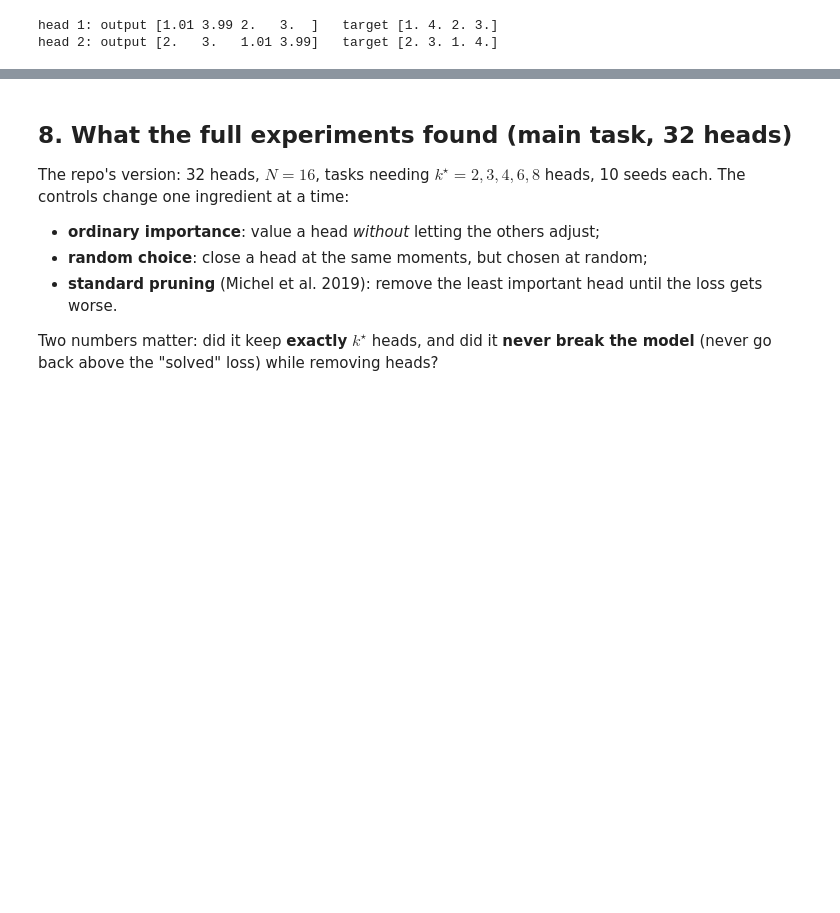
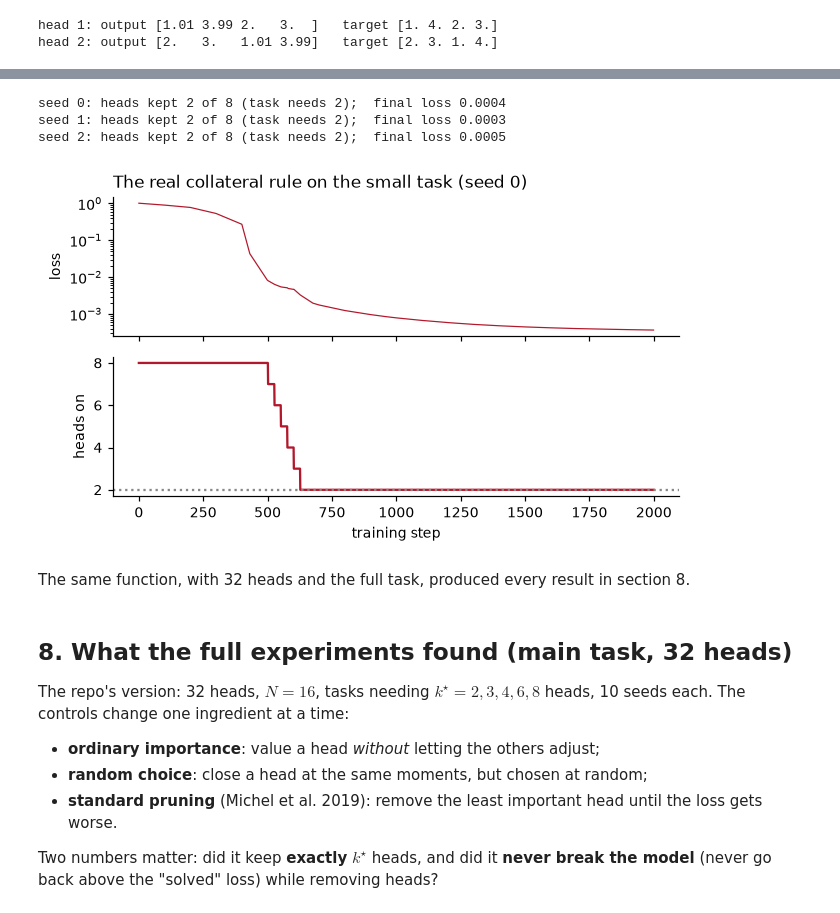
Before and after one commit to masonkadem/HMHA, a Jupyter notebook: notebooks/walkthrough_by_hand.ipynb, the cells around one changed output, grey strips where cells are left out. Drawn from its saved outputs; the diff is of its cells as text; code cells hidden in the pictures; blank space fills up the shorter version.

Commit message:
Walkthrough runs the repo's real code: make_batch, CrossAttn/HemoAttn, train, probe_ischemia

```diff
--- a/notebooks/walkthrough_by_hand.ipynb
+++ b/notebooks/walkthrough_by_hand.ipynb
@@ -395,0 +386,6 @@ separate weights per head instead of one big matrix.
+# %%
+val = make_val(SMALL, "cpu")                       # a fixed validation set
+triv = trivial_loss(val)                           # loss of a model that always guesses the average
+for H in (1, 2):                                   # one head, then two heads
+    _, hist = train(SMALL, val, "cpu", hemo=False, num_heads=H)   # the real training loop
+    print(f"{H} head(s): loss {hist['val_loss'][-1]:.4f}   (formula (1 - k/R) x trivial: {max(0, 1 - H / R) * triv:.3f})")
@@ -408,14 +413,16 @@ output whatever head 2's weights are, and (b) check that head 2 gets zero gradie
 # %%
 torch.manual_seed(0)                               # fixed starting weights
-model = Heads(4)                                   # a 4-head layer from section 4
-q, mem, ans, *_ = make_batch(64)                   # 64 examples
+layer = CrossAttn(SMALL, num_heads=4)              # the real layer, 4 heads
+X, Y, T, _ = make_batch(64, SMALL, "cpu")          # 64 examples of the real task
 gate = torch.tensor([1.0, 0.0, 1.0, 1.0])          # valves: head 2 (index 1) switched off
-before = model(q, mem, gate).detach()              # the layer's output now
+dk = SMALL.d_k                                     # rows dk..2dk of W_v belong to head 2
+before = layer(X, Y, gate=gate)[0].detach()        # the layer's output now
 with torch.no_grad():                              # change weights without tracking gradients
-    model.Wv[1] += 100.0                           # change head 2's value weights drastically
-print("output unchanged:", torch.allclose(before, model(q, mem, gate)))  # head 2 cannot affect the output
-loss = F.mse_loss(model(q, mem, gate), ans)        # a loss to differentiate
+    layer.W_v.weight[dk:2 * dk] += 100.0           # change head 2's value weights drastically
+print("output unchanged:", torch.allclose(before, layer(X, Y, gate=gate)[0]))  # head 2 cannot affect it
+loss = F.mse_loss(layer(X, Y, gate=gate)[0], T)    # a loss to differentiate
 loss.backward()                                    # compute gradients
-print("gradient reaching each head's query weights:", model.Wq.grad.abs().sum((1, 2)).numpy().round(4))  # head 2 gets 0
+per_head = layer.W_q.weight.grad.abs().view(4, dk, -1).sum((1, 2))   # gradient on each head's query rows
+print("gradient reaching each head's query weights:", per_head.numpy().round(4))   # head 2 gets 0
 # %% [output]
 output unchanged: True
@@ -897,3 +925,27 @@ same idea at a larger size, with more seeds and the controls.
+# %%
+RULE_SMALL = replace(SMALL, supply="local", price_frac=0.03, taper=100, budget_hold_frac=0.2,
+                     conserve=0, probe_batch=256)  # the collateral rule, experiment settings, small task
+results = []
+for seed in range(3):                              # three runs with different seeds
+    model, hist = train(replace(RULE_SMALL, seed=seed), val, "cpu", hemo=True)   # the real training loop
+    kept_now = int((hist["ledger"][-1] > 0).sum()) # heads whose valve is above 0 at the end
+    results.append(hist)
+    print(f"seed {seed}: heads kept {kept_now} of 8 (task needs {R});  final loss {hist['val_loss'][-1]:.4f}")
+
+hist = results[0]                                  # plot the first run
+fig, ax = plt.subplots(2, 1, figsize=(6, 3.6), sharex=True)   # two plots stacked, same x axis
+ax[0].semilogy(hist["val_step"], hist["val_loss"], color=RED, lw=0.8); ax[0].set_ylabel("loss")   # loss, log scale
+ax[1].plot((hist["ledger"] > 0).sum(1), color=RED); ax[1].axhline(R, color=GREY, ls=":")         # heads with supply
+ax[1].set_ylabel("heads on"); ax[1].set_xlabel("training step")
+ax[0].set_title("The real collateral rule on the small task (seed 0)", loc="left")
+plt.tight_layout(); plt.show()                     # draw it
+# %% [output]
+seed 0: heads kept 2 of 8 (task needs 2);  final loss 0.0004
+seed 1: heads kept 2 of 8 (task needs 2);  final loss 0.0003
+seed 2: heads kept 2 of 8 (task needs 2);  final loss 0.0005
+[figure, added]
+# %% [markdown]
+The same function, with 32 heads and the full task, produced every result in section 8.
 # %% [markdown]
 ## 8. What the full experiments found (main task, 32 heads)
 
```
Also changed, not shown: parts of 25 cells of this notebook, 1 other file.
